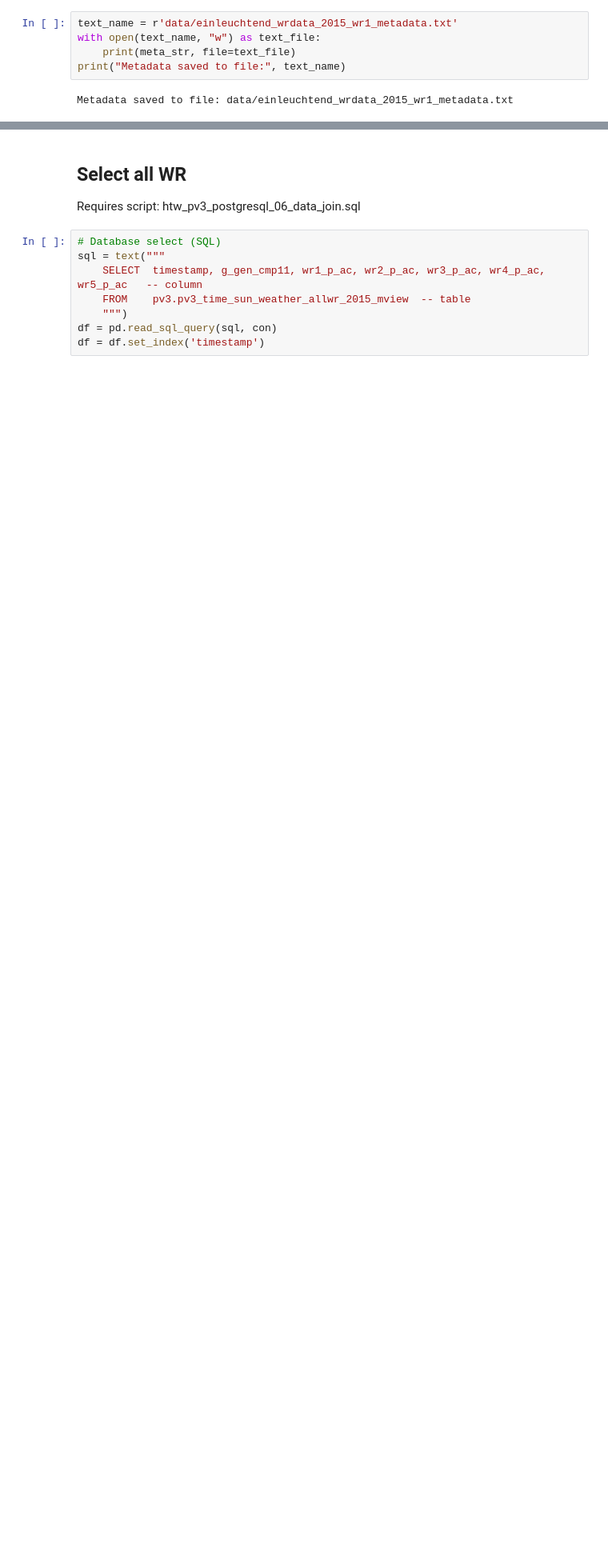
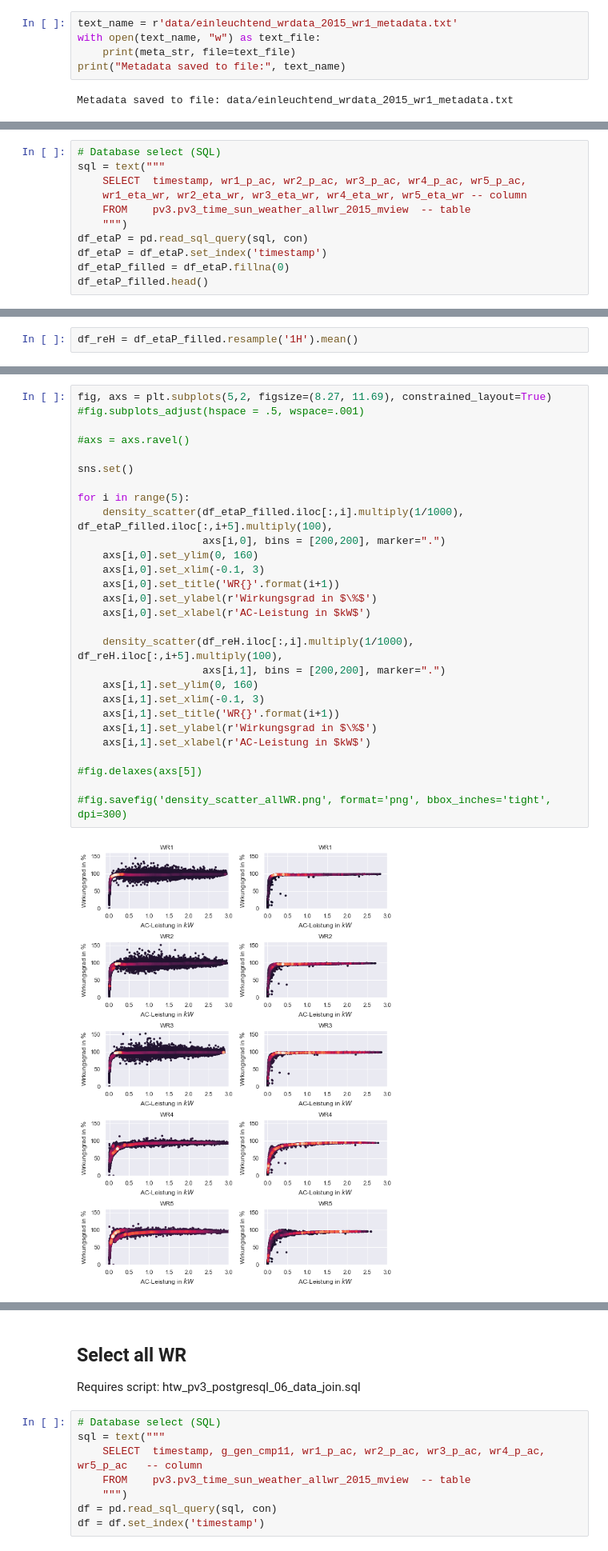
Before and after one commit to htw-pv3/weather-data, a Jupyter notebook: python/pv3_sonnja_db_wr.ipynb, the cells around one changed output, grey strips where cells are left out. Shown at 80% size. Cells and saved outputs as stored; diff of their text form; blank space fills up the shorter version.

```diff
--- a/python/pv3_sonnja_db_wr.ipynb
+++ b/python/pv3_sonnja_db_wr.ipynb
@@ -104,0 +222,11 @@ Metadata saved to file: data/einleuchtend_wrdata_2015_wr1_metadata.txt
+# %%
+# Database select (SQL)
+sql = text("""
+    SELECT  timestamp, wr1_p_ac, wr2_p_ac, wr3_p_ac, wr4_p_ac, wr5_p_ac,
+    wr1_eta_wr, wr2_eta_wr, wr3_eta_wr, wr4_eta_wr, wr5_eta_wr -- column
+    FROM    pv3.pv3_time_sun_weather_allwr_2015_mview  -- table
+    """)
+df_etaP = pd.read_sql_query(sql, con)
+df_etaP = df_etaP.set_index('timestamp')
+df_etaP_filled = df_etaP.fillna(0)
+df_etaP_filled.head()
@@ -104,0 +241,2 @@ Metadata saved to file: data/einleuchtend_wrdata_2015_wr1_metadata.txt
+# %%
+df_reH = df_etaP_filled.resample('1H').mean()
@@ -104,0 +269,30 @@ Metadata saved to file: data/einleuchtend_wrdata_2015_wr1_metadata.txt
+# %%
+fig, axs = plt.subplots(5,2, figsize=(8.27, 11.69), constrained_layout=True)
+#fig.subplots_adjust(hspace = .5, wspace=.001)
+
+#axs = axs.ravel()
+
+sns.set()
+
+for i in range(5):
+    density_scatter(df_etaP_filled.iloc[:,i].multiply(1/1000), df_etaP_filled.iloc[:,i+5].multiply(100),
+                    axs[i,0], bins = [200,200], marker=".")
+    axs[i,0].set_ylim(0, 160)
+    axs[i,0].set_xlim(-0.1, 3)
+    axs[i,0].set_title('WR{}'.format(i+1))
+    axs[i,0].set_ylabel(r'Wirkungsgrad in $\%$')
+    axs[i,0].set_xlabel(r'AC-Leistung in $kW$')
+
+    density_scatter(df_reH.iloc[:,i].multiply(1/1000), df_reH.iloc[:,i+5].multiply(100),
+                    axs[i,1], bins = [200,200], marker=".")
+    axs[i,1].set_ylim(0, 160)
+    axs[i,1].set_xlim(-0.1, 3)
+    axs[i,1].set_title('WR{}'.format(i+1))
+    axs[i,1].set_ylabel(r'Wirkungsgrad in $\%$')
+    axs[i,1].set_xlabel(r'AC-Leistung in $kW$')
+
+#fig.delaxes(axs[5])
+
+#fig.savefig('density_scatter_allWR.png', format='png', bbox_inches='tight', dpi=300)
+# %% [output]
+[figure, added]
```
Also changed, not shown: parts of 29 cells of this notebook.
